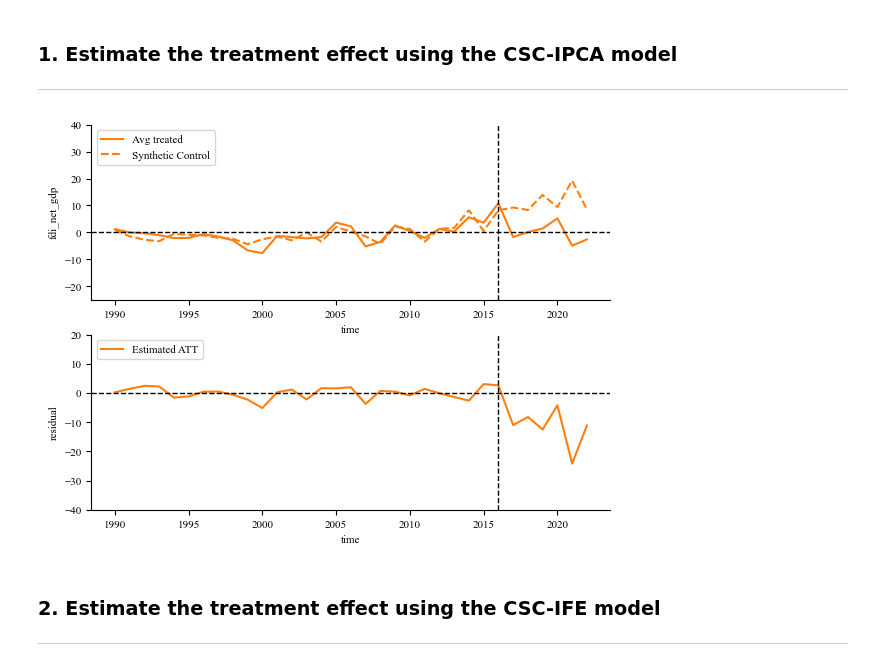
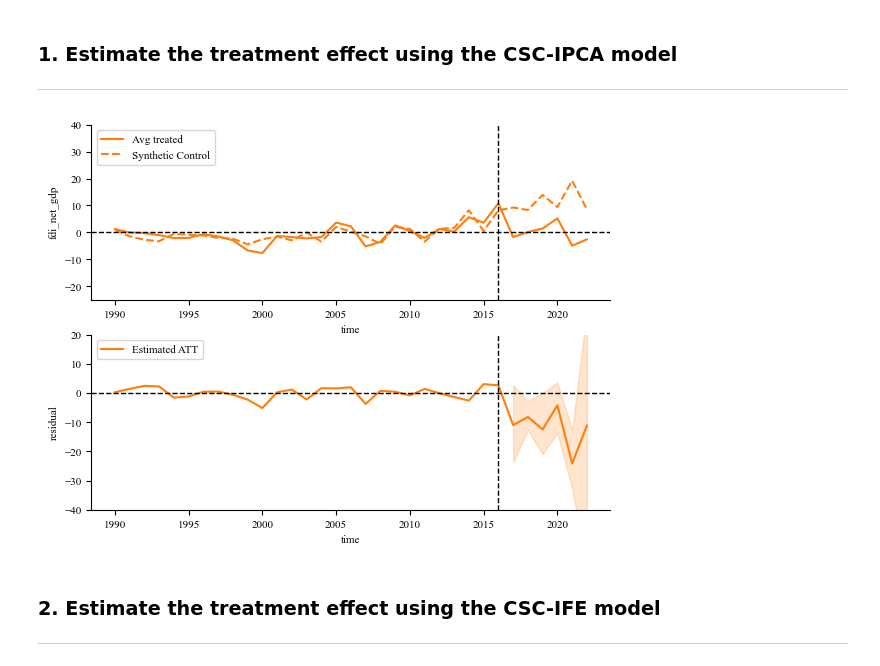
Before and after one commit to CongWang141/JMP, a Jupyter notebook: test7_empirical_study.ipynb, the cells around one changed output. Cells and saved outputs as stored; diff of their text form; code cells hidden in the pictures.

```diff
--- a/test7_empirical_study.ipynb
+++ b/test7_empirical_study.ipynb
@@ -51,28 +51,37 @@ model.fit(df, 'country', 'time', 'fdi_net_gdp', 'treated', covariates, K)
 results = df.query("country=='United Kingdom'")[['time', 'fdi_net_gdp']]
 results['Y_syn'] = model.predict().flatten()
 results['residual'] = results['fdi_net_gdp'] - results['Y_syn']
+# %%
+# inference
+
+# specify the null hypothesis
+nulls = np.linspace(-60, 30, 100)
+# estimate the confidence interval use the function class
+ci_test = model.inference(nulls, alpha=0.4, n_jobs=-1, verbose=True)
 # %%
 fig, (ax1, ax2) = plt.subplots(2, 1, figsize=(6.7, 5))
 
 sns.lineplot(data=df.query("tr_group==1"), x='time', y='fdi_net_gdp', units='country', estimator=None, ax=ax1, legend=False, color=colors[0], linewidth=0.5)
 ax1.plot(df.query("tr_group==1").groupby('time').fdi_net_gdp.mean(), color=colors[1], label='Avg treated')
 
 ax1.plot(df.time.unique(), results.Y_syn, color=colors[1], label='Synthetic Control', linestyle='--')
 ax1.axvline(x=df.query("post_period==0").time.max(), color='black', linestyle='--', linewidth=1)
 ax1.axhline(0, color='black', linestyle='--', linewidth=1)
 ax1.set(ylim=(-25, 40))
 ax1.legend(loc='upper left')
 
 # plot the estimated treatment effect
 sns.lineplot(data=results, x='time', y='residual', ax=ax2, color=colors[1], label='Estimated ATT')
+ax2.fill_between(ci_test.index, ci_test["60_ci_lower"], ci_test["60_ci_upper"], alpha=0.2,  color="C1")
+
 ax2.axvline(x=df.query("post_period==0").time.max(), color='black', linestyle='--', linewidth=1)
 ax2.axhline(0, color='black', linestyle='--', linewidth=1)
 ax2.set(ylim=(-40, 20))
 ax2.legend(loc='upper left')
 
 sns.despine()
 # %% [output]
-[figure, old version]
+[figure, new version]
 # %% [markdown]
 ### 2. Estimate the treatment effect using the CSC-IFE model
 ---
```
Also changed, not shown: 1 other file.
